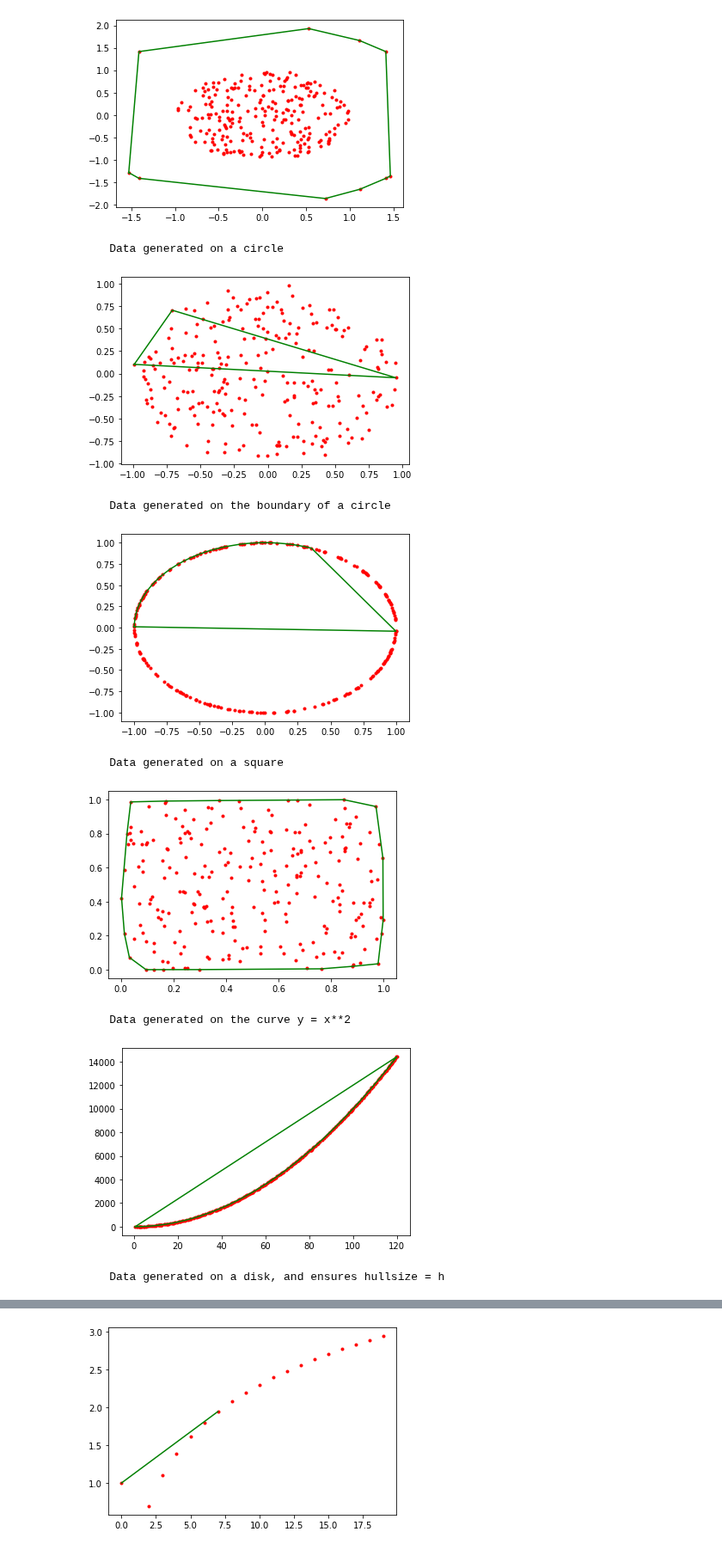
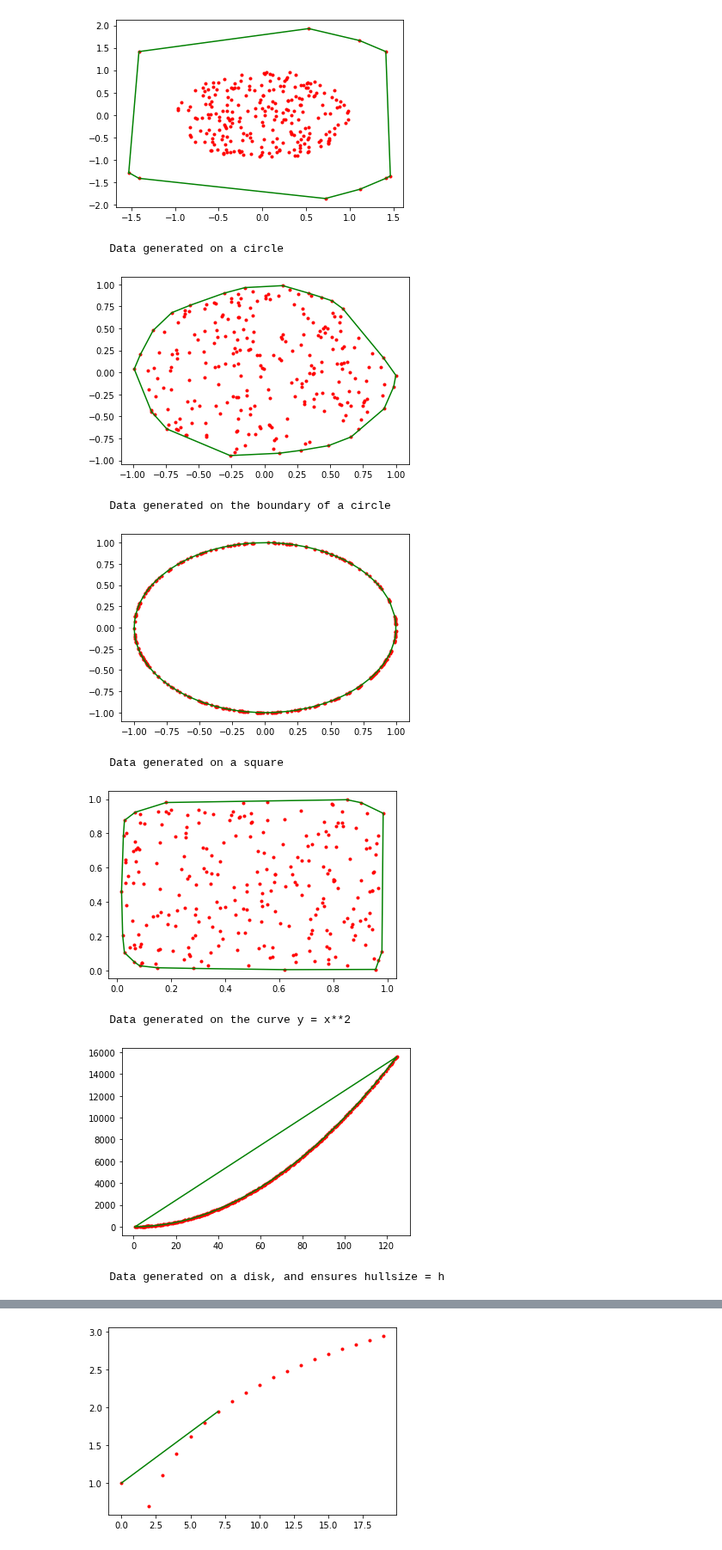
Before and after one commit to Nimakii/etkortnavn, a Jupyter notebook: handin2/H2.ipynb, the cells around one changed output, grey strips where cells are left out. Shown at 86% size. Cells and saved outputs as stored; diff of their text form; code cells hidden in the pictures.

Commit message:
binary search ok

```diff
--- a/handin2/H2.ipynb
+++ b/handin2/H2.ipynb
@@ -247,7 +288,7 @@ def UHwithSize(pts,h):
     m = math.ceil(n/h)
     partitions = [points[h*i:h*(i+1)] for i in range(m)]
     # Compute upper hull Ui of Pi, i = 1, · · · , m. . Next, we merge the upper hulls
-    upper_hulls = [INC_CH(partition) for partition in partitions] #recursively?
+    upper_hulls = [INC_CH_upper(partition) for partition in partitions] #recursively?
     hull_points = [pt for hull in upper_hulls for pt in hull]
     # Initialize the upper hull U = {}
     # Initialize p ← point with smallest x-coordinate
@@ -266,7 +307,7 @@ def UHwithSize(pts,h):
         #t ← tangent that makes the smallest angle with l
         #p ← the other tangent point on t . This is like the “change of pivot” in gift wrapping
         #l ← t . This is like “rotating the ray” in gift wrapping
-        p = compute_tangent(tangent_points,p)
+        p = compute_tangent_binary(tangent_points,p)
         #Remove any vertex of every Ui that is to the left of p . This could make some Ui empty
         upper_hulls = [ [point for point in hull if point[0]>=p[0]] for hull in upper_hulls ]
     return p[0] == maxx, final_hull
@@ -278,7 +319,7 @@ def LHwithSize(pts,h):
     m = math.ceil(n/h)
     partitions = [points[h*i:h*(i+1)] for i in range(m)]
     # Compute upper hull Ui of Pi, i = 1, · · · , m. . Next, we merge the upper hulls
-    upper_hulls = [INC_CH(partition) for partition in partitions] #recursively?
+    upper_hulls = [INC_CH_lower(partition) for partition in partitions] #recursively?
     hull_points = [pt for hull in upper_hulls for pt in hull]
     # Initialize the upper hull U = {}
     # Initialize p ← point with smallest x-coordinate
@@ -294,39 +335,39 @@ def LHwithSize(pts,h):
             break
         #compute the upper tangent t_i from p to U_i (if it exists)
         tangent_points = [compute_tangent_binary(hull,p) for hull in upper_hulls if len(hull) > 0 ]
         #t ← tangent that makes the smallest angle with l
         #p ← the other tangent point on t . This is like the “change of pivot” in gift wrapping
         #l ← t . This is like “rotating the ray” in gift wrapping
-        p = compute_tangent(tangent_points,p)
+        p = compute_tangent_binary(tangent_points,p)
         #Remove any vertex of every Ui that is to the right of p . This could make some Ui empty
         upper_hulls = [ [point for point in hull if point[0]<=p[0]] for hull in upper_hulls ]
     return p[0] == minx, final_hull
 
 def CH_CH(pts):
     if isinstance(pts,int):
         return [pts]
     if len(pts) <= 1:
         return pts
     n = len(pts)
     #for i in range(math.ceil(math.log(math.log(n)))):
     for i in range(4,n): #unreachable to go above log(log(n)) and above gives errors
         success, upper_hull = UHwithSize(pts,2**(2**i))
         if success:
             break
     for i in range(4,n):
         success, lower_hull = LHwithSize(pts,2**(2**i))
         if success:
             break
     return upper_hull + lower_hull + [upper_hull[0]]
 
 test_convex_hull(CH_CH,250)
 # %% [output]
     Data generated on a circle
-[figure, old version]
+[figure, new version]
     Data generated on the boundary of a circle
-[figure, old version]
+[figure, new version]
     Data generated on a square
-[figure, old version]
+[figure, new version]
     Data generated on the curve y = x**2
-[figure, old version]
+[figure, new version]
     Data generated on a disk, and ensures hullsize = h
```
Also changed, not shown: parts of 4 cells of this notebook.
